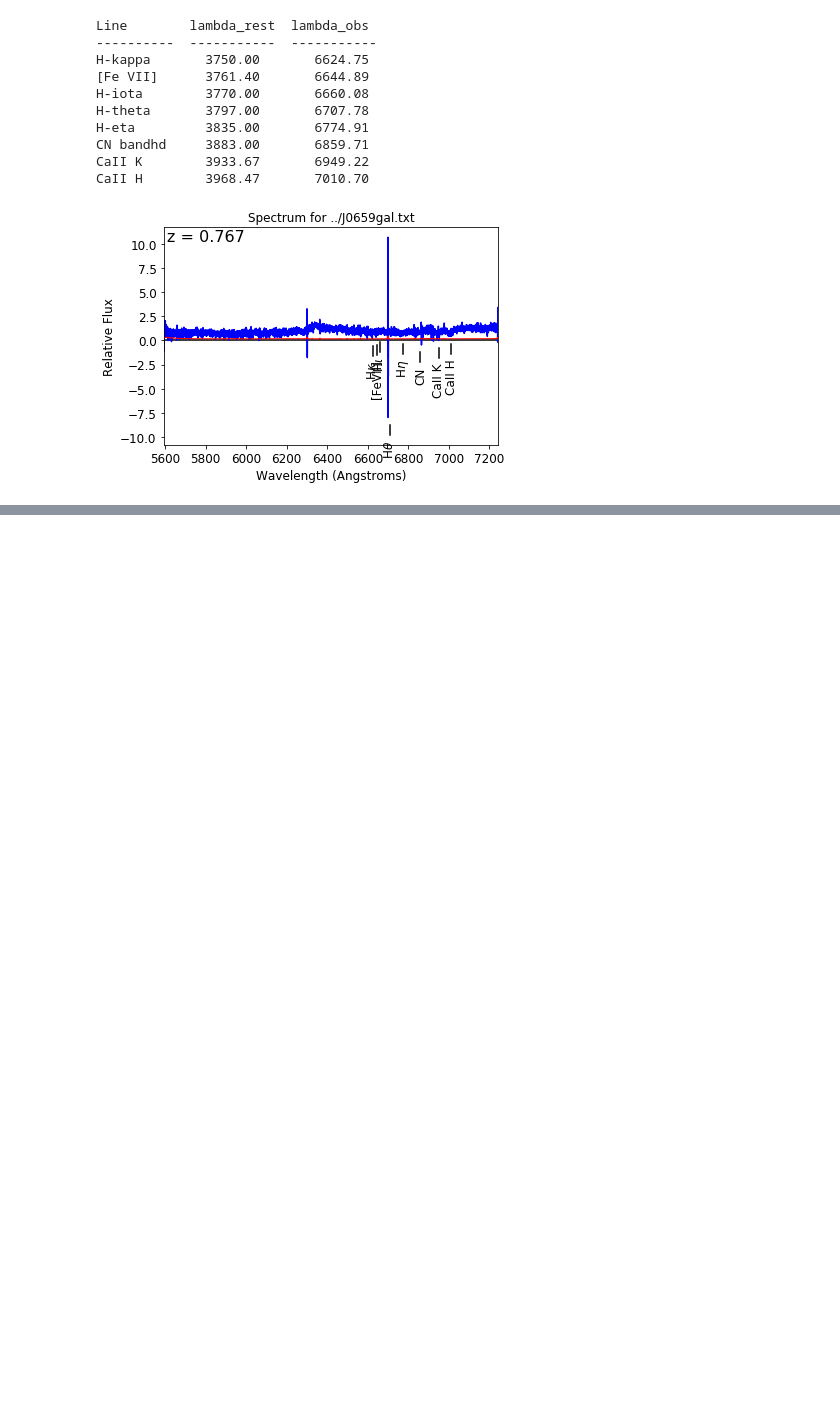
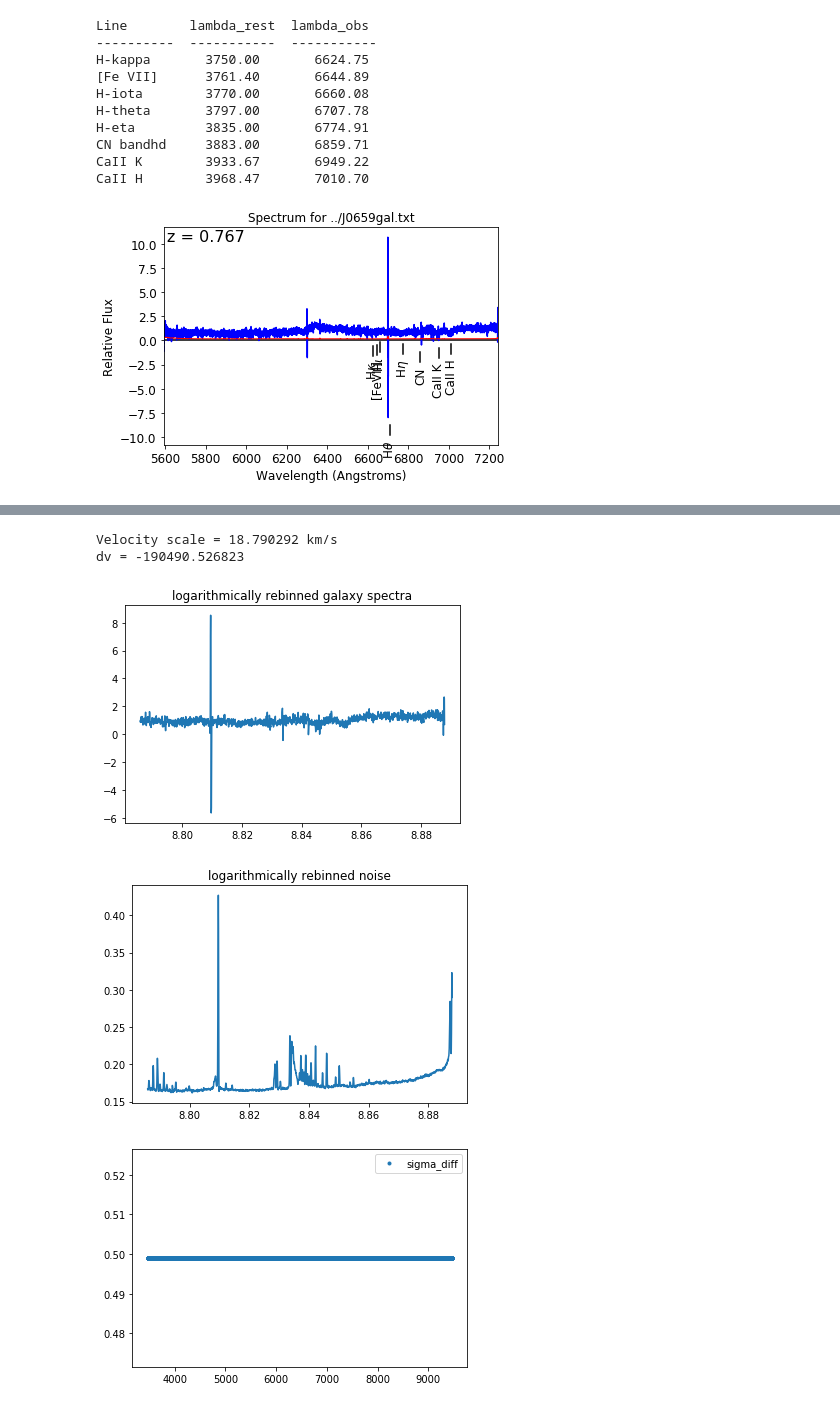
Before and after one commit to pmozumdar/ppxf_code, a Jupyter notebook: velocity_dispersion_J0659.ipynb, the cells around one changed output, grey strips where cells are left out. Drawn from its saved outputs; the diff is of its cells as text; code cells hidden in the pictures; blank space fills up the shorter version.

```diff
--- a/velocity_dispersion_J0659.ipynb
+++ b/velocity_dispersion_J0659.ipynb
@@ -73,0 +84,51 @@ CaII H        3968.47       7010.70
+# %%
+# Calulating velocity scale
+
+velocity_scale = vd.velocity_scale(lamda_galaxy)
+
+# Calculating the parameter 'dv'
+
+dv = vd.wav_dev(lamda_galaxy[0])
+
+# Initial guess for velocity and velocity dispersion
+
+c = 299792.458
+vel = c*np.log(1 + z)   # eq.(8) of Cappellari (2017)
+start = [vel, 150.0]
+
+# Logarithmically rebinning the galaxy spectra
+
+median_spectra_gal = np.median(spectra_galaxy)       # median of the spectra_galaxy
+spectra_galaxy_normalized = spectra_galaxy / median_spectra_gal
+spectra_galaxy_rebinned, log_lamda_galaxy, v = util.log_rebin(lamda_galaxy_range, spectra_galaxy_normalized,
+                                                         velscale=velocity_scale)
+plt.plot(log_lamda_galaxy, spectra_galaxy_rebinned)
+plt.title('logarithmically rebinned galaxy spectra')
+plt.show()
+
+## Noise
+
+sigma_galaxy_spectra = np.sqrt(variance_spectra_galaxy)
+noise = sigma_galaxy_spectra / median_spectra_gal
+
+noise_rebinned, log_lamda_noise, velo_scale = util.log_rebin(lamda_galaxy_range, noise,
+                                                          velscale=velocity_scale)
+
+plt.plot(log_lamda_noise, noise_rebinned)
+plt.title('logarithmically rebinned noise')
+plt.show()
+#print(velo_scale)
+#print(np.size(noise_new))
+
+
+# Calculating the difference in sigma between the instrumental LSF of the galaxy spectra and templates.
+# Here sigma of the instrument, 'sig_ins', has been obtained by performing Gaussian fit with several emission
+# lines from the galaxy spectra.
+
+sigma_diff = vd.gen_sigma_diff(sig_ins=0.76, lam_gal=lamda_galaxy)
+# %% [output]
+Velocity scale = 18.790292 km/s
+dv = -190490.526823
+[figure, added]
+[figure, added]
+[figure, added]
```
Also changed, not shown: parts of 20 cells of this notebook.
